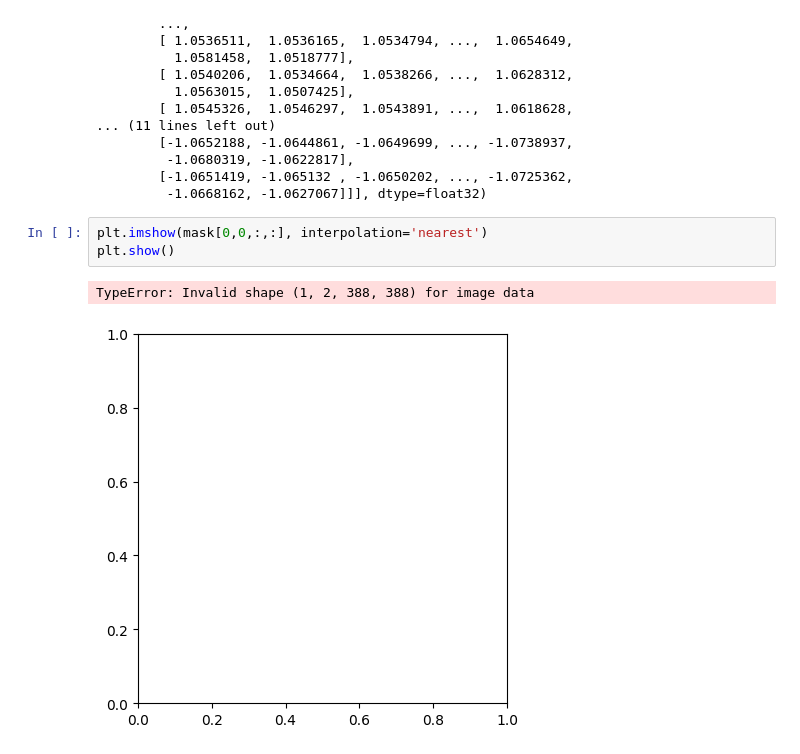
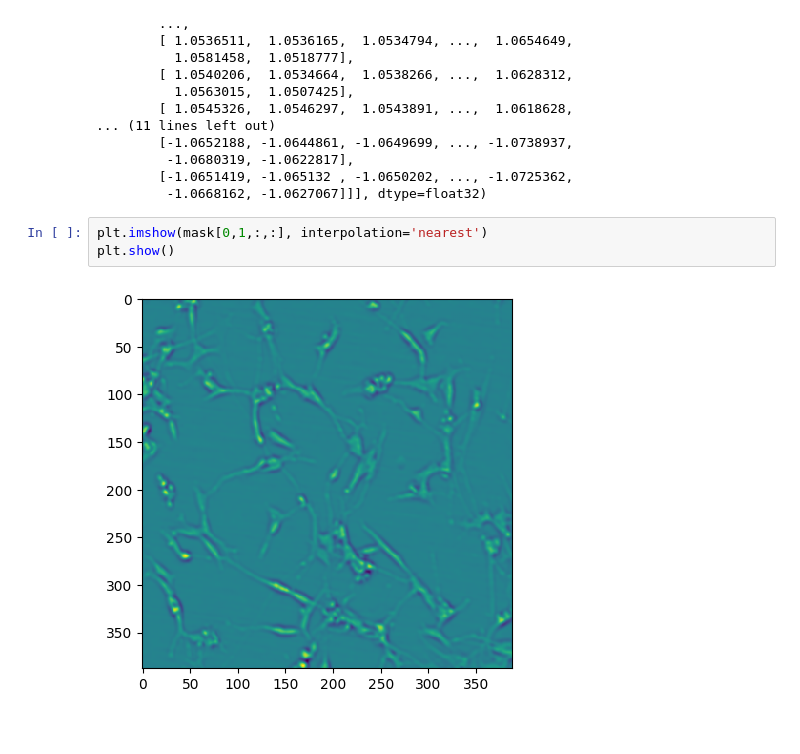
Before and after one commit to gomduribo/SartoriusCellProj, a Jupyter notebook: inference.ipynb, the cells around one changed output. Drawn from its saved outputs; the diff is of its cells as text.

```diff
--- a/inference.ipynb
+++ b/inference.ipynb
@@ -235,8 +235,7 @@ array([[[ 1.063138 ,  1.0658056,  1.0654924, ...,  1.0538318,
         [-1.0651419, -1.065132 , -1.0650202, ..., -1.0725362,
          -1.0668162, -1.0627067]]], dtype=float32)
 # %%
-plt.imshow(mask[0,0,:,:], interpolation='nearest')
+plt.imshow(mask[0,1,:,:], interpolation='nearest')
 plt.show()
 # %% [output]
-TypeError: Invalid shape (1, 2, 388, 388) for image data
-[figure, old version]
+[figure, new version]
```
Also changed, not shown: parts of 2 cells of this notebook.
